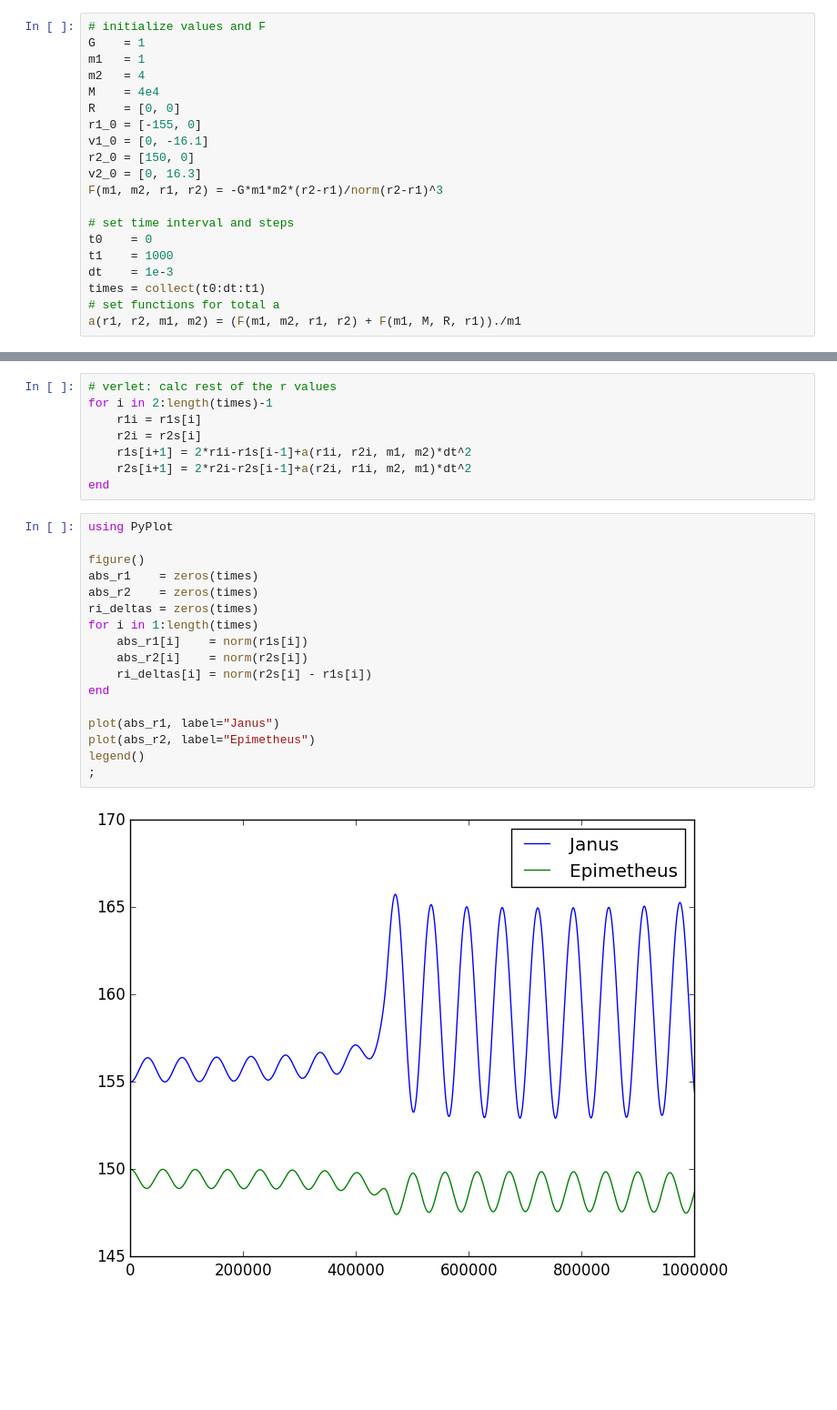
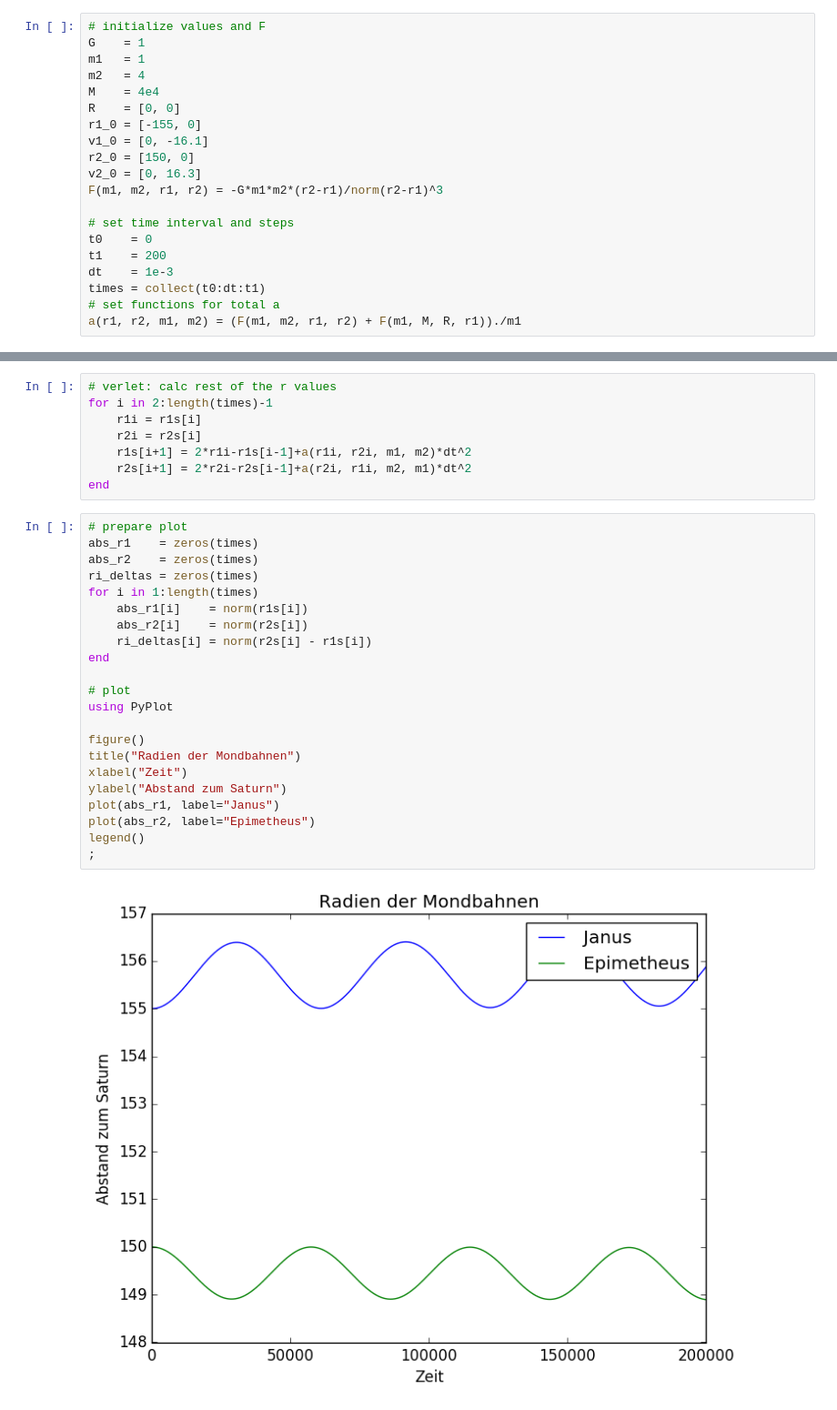
Before and after one commit to ofilla/compphys2016, a Jupyter notebook: uebung_05/05_monde_auf_der_ueberholspur.ipynb, the cells around one changed output, grey strips where cells are left out. Shown at 91% size. Cells and saved outputs as stored; diff of their text form; blank space fills up the shorter version.

```diff
--- a/uebung_05/05_monde_auf_der_ueberholspur.ipynb
+++ b/uebung_05/05_monde_auf_der_ueberholspur.ipynb
@@ -69,7 +69,7 @@ F(m1, m2, r1, r2) = -G*m1*m2*(r2-r1)/norm(r2-r1)^3
 
 # set time interval and steps
 t0    = 0
-t1    = 1000
+t1    = 200
 dt    = 1e-3
 times = collect(t0:dt:t1)
 # set functions for total a
@@ -102,22 +99,27 @@ for i in 2:length(times)-1
     r2s[i+1] = 2*r2i-r2s[i-1]+a(r2i, r1i, m2, m1)*dt^2
 end
 # %%
-using PyPlot
-
-figure()
+# prepare plot
 abs_r1    = zeros(times)
 abs_r2    = zeros(times)
 ri_deltas = zeros(times)
 for i in 1:length(times)
     abs_r1[i]    = norm(r1s[i])
     abs_r2[i]    = norm(r2s[i])
     ri_deltas[i] = norm(r2s[i] - r1s[i])
 end
 
+# plot
+using PyPlot
+
+figure()
+title("Radien der Mondbahnen")
+xlabel("Zeit")
+ylabel("Abstand zum Saturn")
 plot(abs_r1, label="Janus")
 plot(abs_r2, label="Epimetheus")
 legend()
 ;
 # %% [output]
-[figure, old version]
+[figure, new version]
 # %% [markdown]
```
Also changed, not shown: parts of 3 cells of this notebook.
